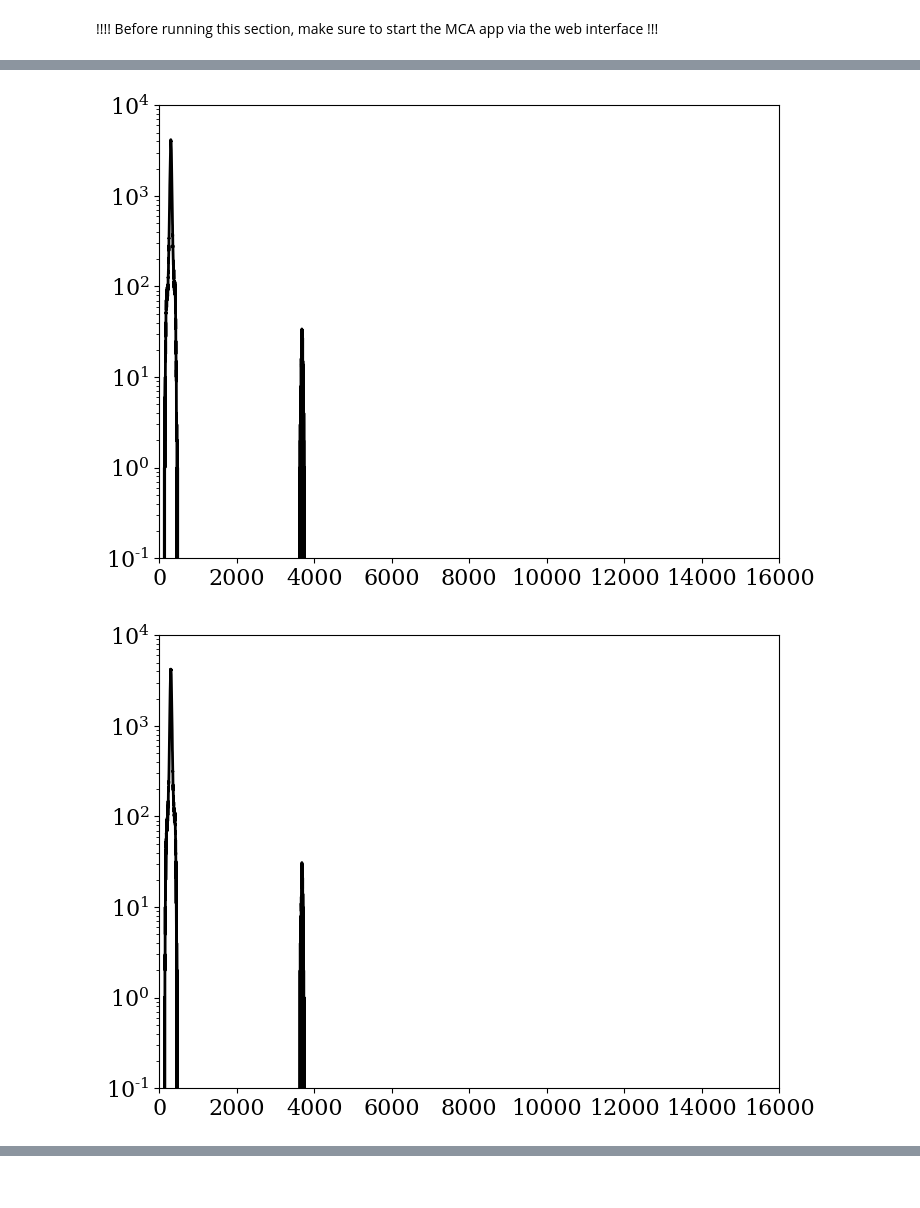
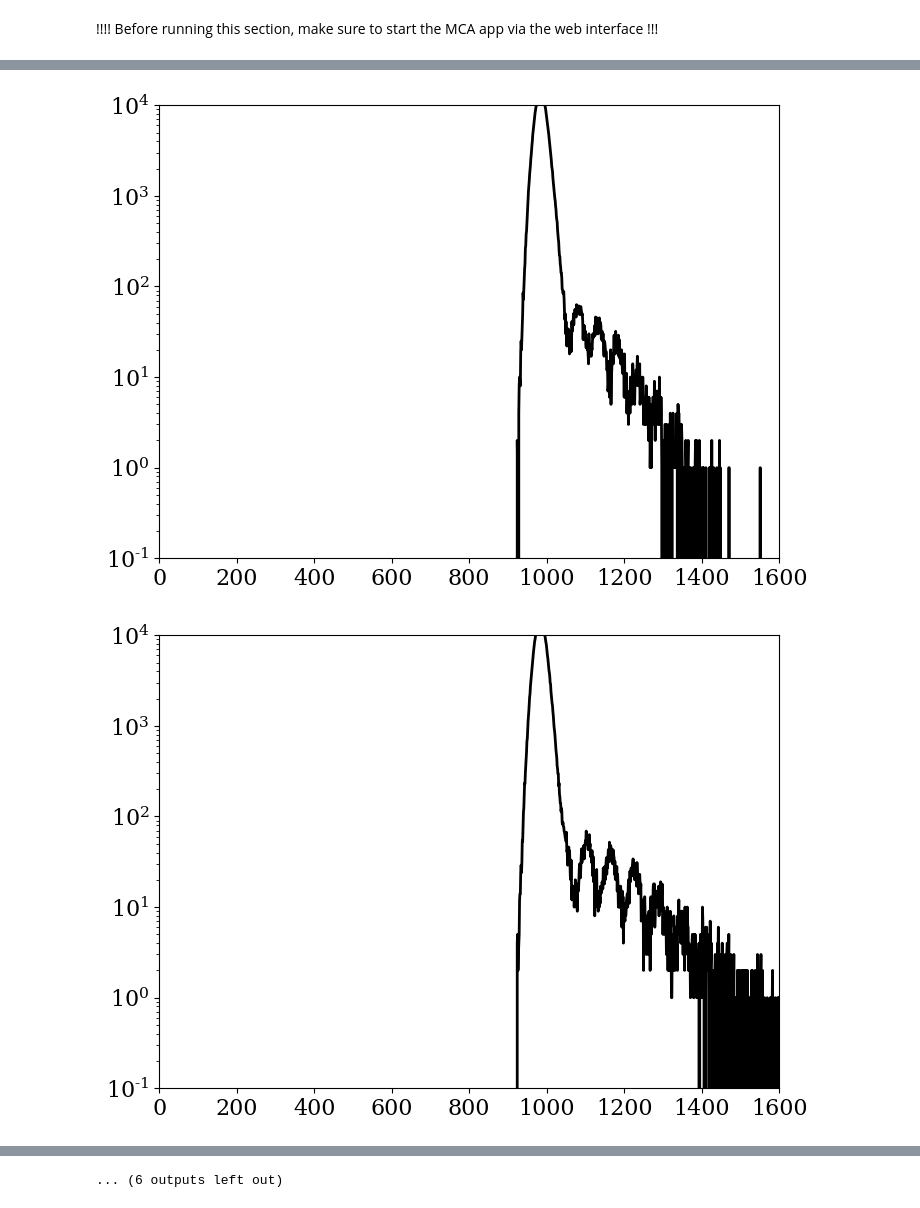
Before and after one commit to Moore-Lab/purity-monitor, a Jupyter notebook: Jupyter/Log/2023-01-26_gain_measurement.ipynb, the cells around one changed output, grey strips where cells are left out. Cells and saved outputs as stored; diff of their text form; code cells hidden in the pictures.

```diff
--- a/Jupyter/Log/2023-01-26_gain_measurement.ipynb
+++ b/Jupyter/Log/2023-01-26_gain_measurement.ipynb
@@ -138,10 +138,10 @@ def get_waveform_data(rp, chan, num_wfs, rp_size, trig='ext', trig_params = {'ch
 ## loop over overvoltages, and set the keithley. then take scope data
 
 #######################
-save_dir = r"20220630\LXe_Full_E_field_-2kV_source_reposition_PDE_waveforms"
+save_dir = r"20230206/OldLEDtest/"
 
 breakdown_voltage = 27.00 ## Volts, breakdown to sweep keithley relative to
-ov_list = [4]#np.arange(2, 7, 0.5) ## Volts, list of overvoltages to sweep
+ov_list = np.arange(2, 7, 0.5) ## Volts, list of overvoltages to sweep
 
 instr_to_sweep = 'keith' ## instrument to sweep over (must be 'keith' or 'synth')
 num_scope_files = 15 ## number of files to save the scope traces in
@@ -237,7 +239,7 @@ def setup_mca_data(channel_to_use, integ_time=100, min_thresh=0):
 
     rp = mca.mca()
 
-    rp.setup_mca(chan=channel_to_use, baseline_level=2**16-1000, dec=16, integ_time = integ_time, min_thresh=min_thresh)
+    rp.setup_mca(chan=channel_to_use, baseline_level=2**16-1000, dec=32, integ_time = integ_time, min_thresh=min_thresh)
     rp.reset_histo(chan=channel_to_use)
     rp.start_histo(chan=channel_to_use)
 
@@ -262,7 +264,7 @@ def collect_single_mca_file(red_pitaya_channel, time_per_file, mca_thresh, path)
                 plt.yscale('log')
                 plt.plot(dat, color='k')
                 plt.ylim(0.1,10000)
-                plt.xlim(0,16000)
+                plt.xlim(0,1600)
                 hfig.update(fig)
             time.sleep(0.5) # adjust due to dead time
 
@@ -297,10 +300,10 @@ setup_LED_flash(func2, 1, 0.2, 4e3, 234)
 save_dir = r"20230127/test/"
 
 breakdown_voltage = 27.40 ## Volts, breakdown to sweep keithley relative to
-ov_list = [4,]#np.arange(2.5, 5.0, 0.5) ## Volts, list of overvoltages to sweep #[4] is the OV for PDE measurement
+ov_list = np.arange(2.5, 7, 0.5) ## Volts, list of overvoltages to sweep #[4] is the OV for PDE measurement
 #num_mca_events = 20000 ## number of events per file
-time_per_file = 5 ## seconds
-num_files_per_ov = 3
+time_per_file = 10 ## seconds
+num_files_per_ov = 1
 
 mca_thresh = 0 # 500 ## minimum threshold [ADC bins]
 
@@ -310,6 +313,30 @@ instr_to_sweep = 'keith' ## instrument to sweep over (must be 'keith' or 'synth'
 ## Columns are:
 ## Do flash (bool), synth, channel, wavelength
 LED_dict = [True, ]
+#######################
+# LED dictionary - attempt
+
+LED_dictionary = {
+    "Blue": {
+        "do_flash": True,
+        "synth": func,
+        "channel": 1,
+        "wavelength": 405
+    },
+    "UV": {
+        "do_flash": True,
+        "synth": func2,
+        "channel": 1,
+        "wavelength": 310
+    },
+    "Deep_UV": {
+        "do_flash": True,
+        "synth": func2,
+        "channel": 2,
+        "wavelength": 275
+    }
+}
+
 #######################
 
 int_time = int(time_per_file) #int(num_mca_events/LED_flashing_rate)
@@ -344,2 +371,2 @@ for ov in ov_list:
-[figure, old version]
+[figure, new version]
-[figure, old version]
+[figure, new version]
@@ -349,2 +382,3 @@ for ov in ov_list:
+... (6 outputs left out)
 # %%
 red_mca.close()
```
Also changed, not shown: parts of 9 cells of this notebook, 1 other file.
